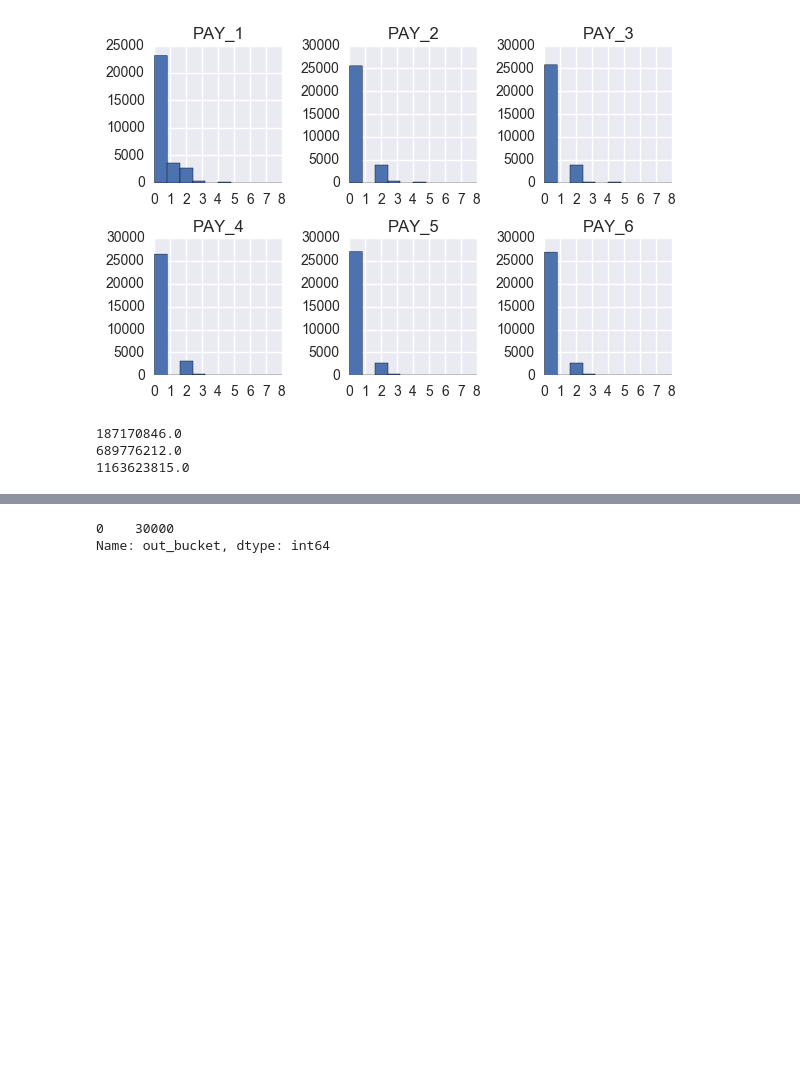
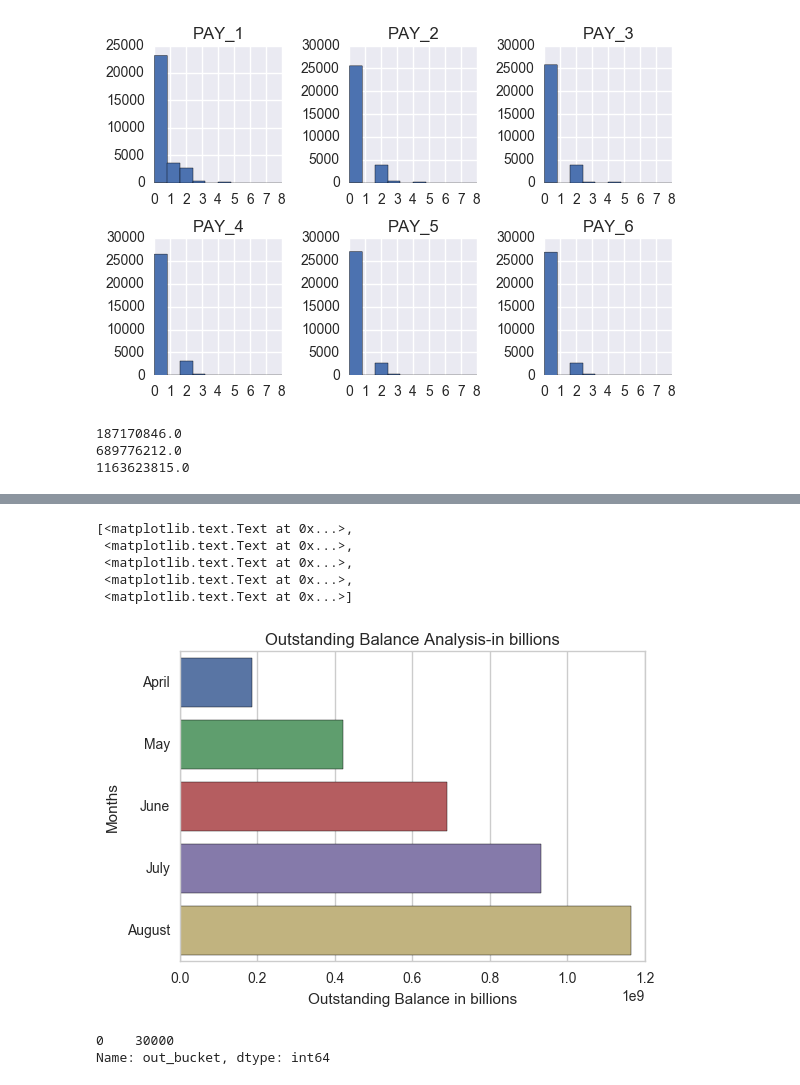
Before and after one commit to innovator-arjun/Credit-Card-AL-ML-Analytics, a Jupyter notebook: Credit Card Farud ML-AI-Python_Analytics.ipynb, the cells around one changed output, grey strips where cells are left out. Cells and saved outputs as stored; diff of their text form; code cells hidden in the pictures; blank space fills up the shorter version.

```diff
--- a/Credit Card Farud ML-AI-Python_Analytics.ipynb
+++ b/Credit Card Farud ML-AI-Python_Analytics.ipynb
@@ -197,0 +199,17 @@ plt.show()
+# %%
+names  = ['April', 'May', 'June', 'July', 'August']
+values = [outstanding_apr,outstanding_may,outstanding_june,outstanding_july,outstanding_aug]
+plt.xlabel('Outstanding Balance in billions')
+plt.ylabel('Months')
+plt.title('Outstanding Balance Analysis-in billions')
+sns.set_style("whitegrid")
+
+ax = sns.barplot(x = values, y = names)
+ax.set_yticklabels(['April', 'May', 'June', 'July', 'August'])
+# %% [output]
+[<matplotlib.text.Text at 0x...>,
+ <matplotlib.text.Text at 0x...>,
+ <matplotlib.text.Text at 0x...>,
+ <matplotlib.text.Text at 0x...>,
+ <matplotlib.text.Text at 0x...>]
+[figure, added]
```
Also changed, not shown: parts of 47 cells of this notebook, 1 other file.
